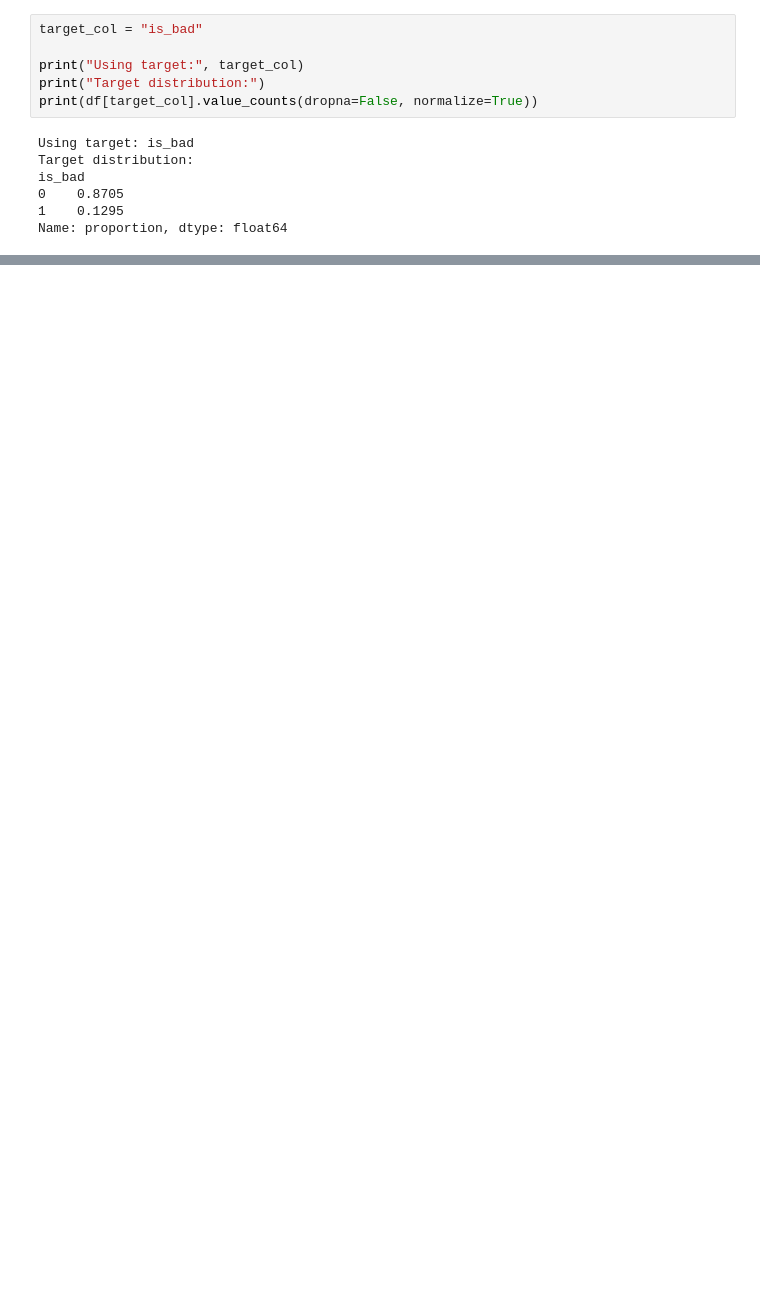
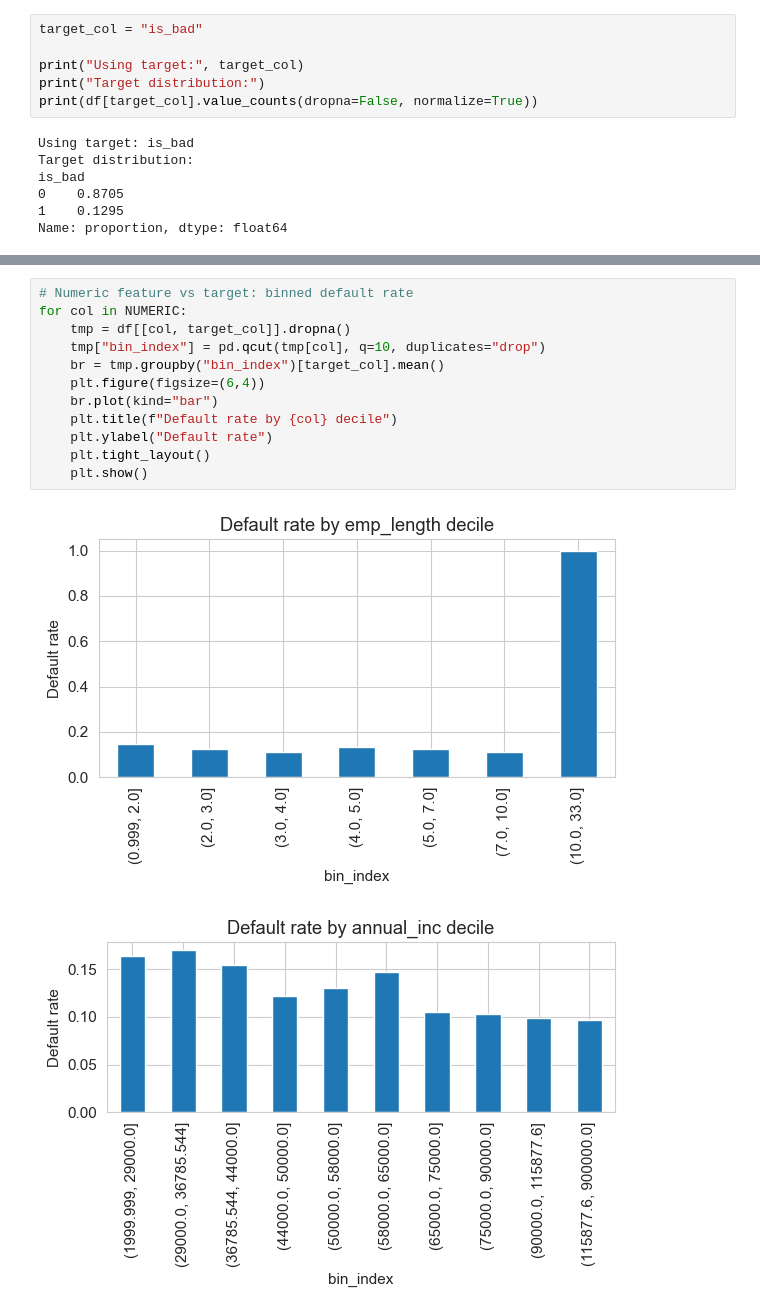
Before and after one commit to mvsundaresan/LendingClub, a Jupyter notebook: LCAnalysis.ipynb, the cells around one changed output, grey strips where cells are left out. Drawn from its saved outputs; the diff is of its cells as text; blank space fills up the shorter version.

```diff
--- a/LCAnalysis.ipynb
+++ b/LCAnalysis.ipynb
@@ -286,0 +332,15 @@ dtype: int64
+# %%
+# Numeric feature vs target: binned default rate
+for col in NUMERIC:
+    tmp = df[[col, target_col]].dropna()
+    tmp["bin_index"] = pd.qcut(tmp[col], q=10, duplicates="drop")
+    br = tmp.groupby("bin_index")[target_col].mean()
+    plt.figure(figsize=(6,4))
+    br.plot(kind="bar")
+    plt.title(f"Default rate by {col} decile")
+    plt.ylabel("Default rate")
+    plt.tight_layout()
+    plt.show()
+# %% [output]
+[figure, added]
+[figure, added]
```
Also changed, not shown: parts of 49 cells of this notebook.
